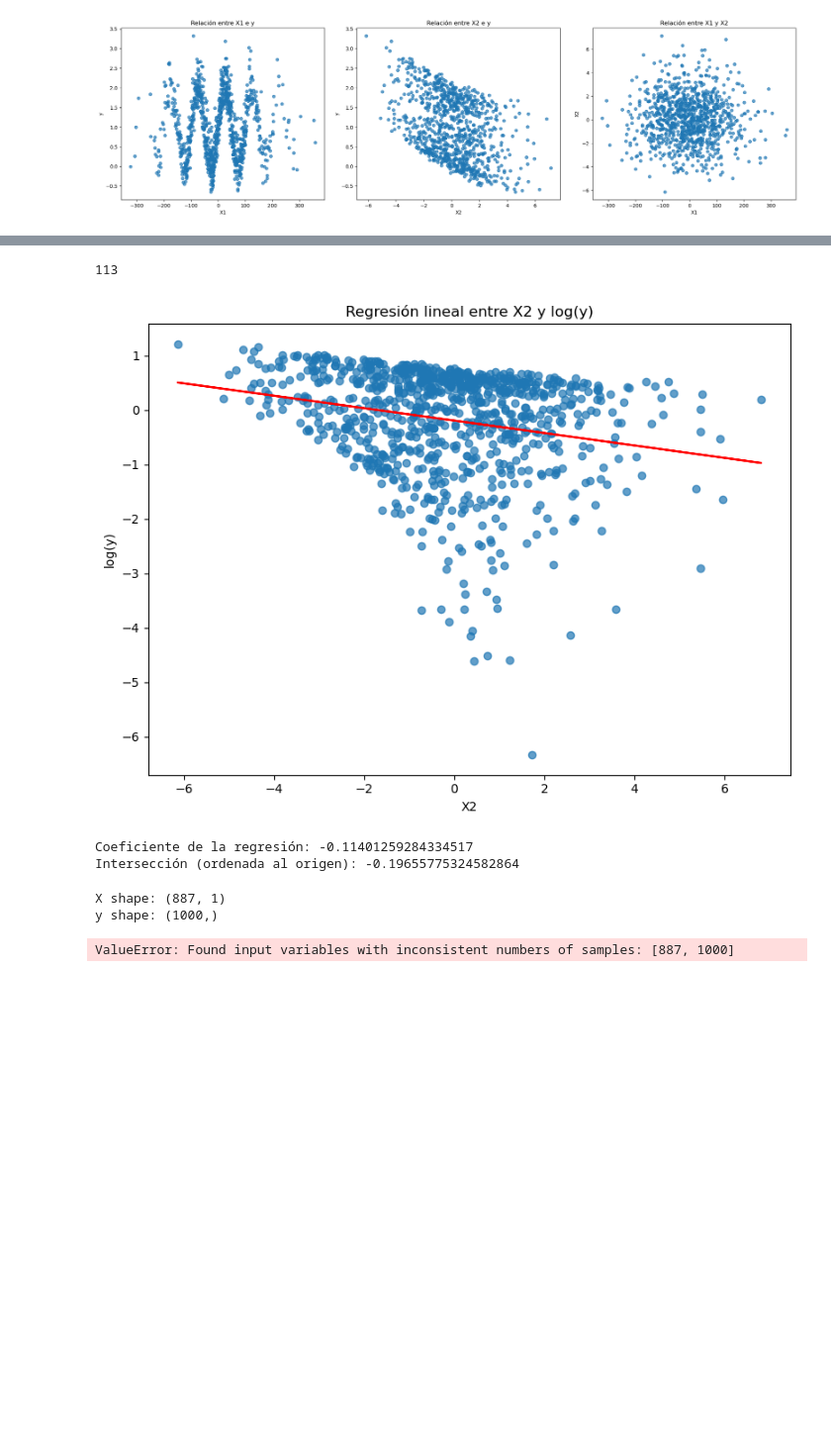
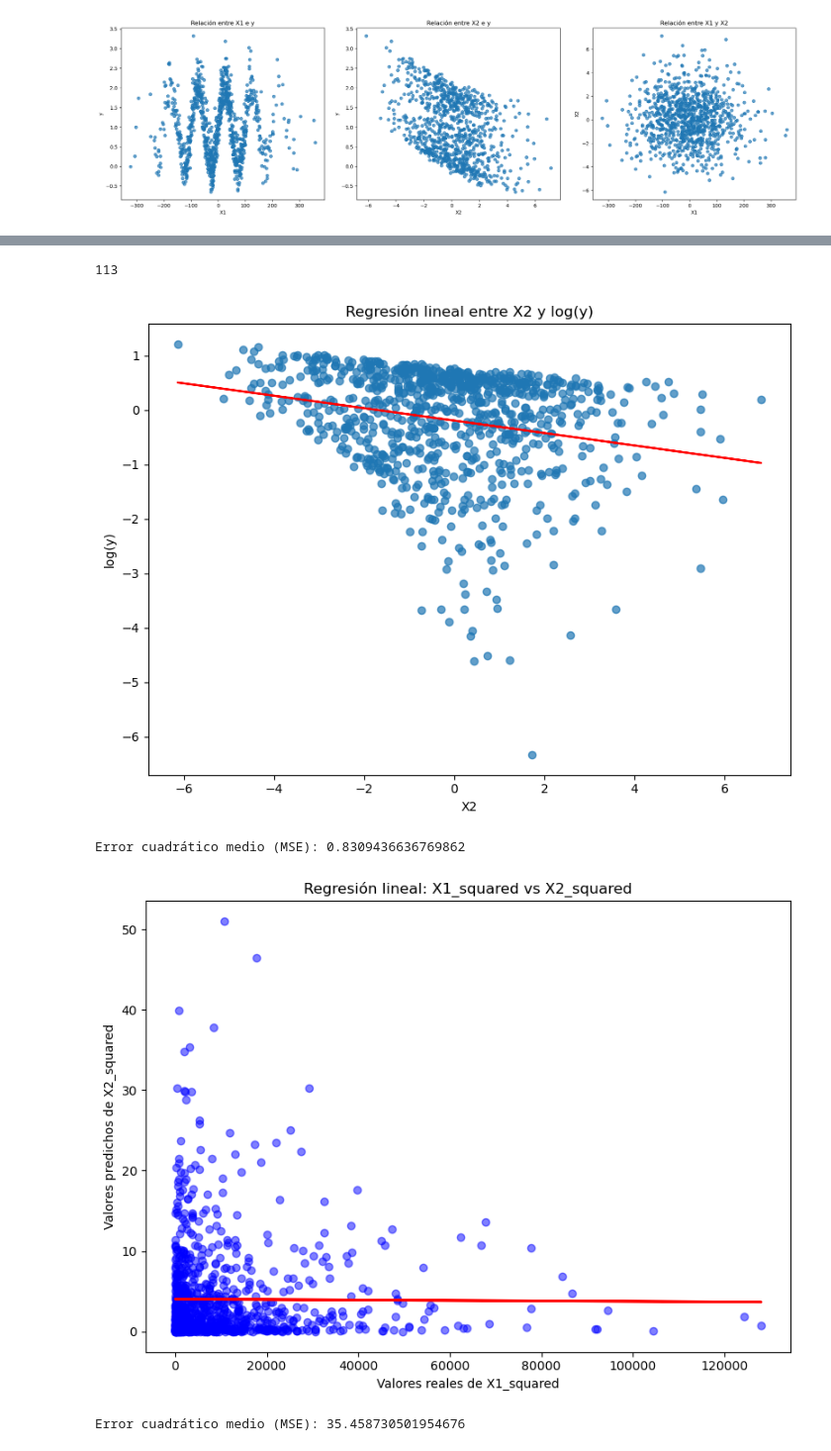
Before and after one commit to jclavijomartinez/IA2430, a Jupyter notebook: Proyecto1/JUAN-CLAVIJO-Proyecto1.ipynb, the cells around one changed output, grey strips where cells are left out. Shown at 99% size. Drawn from its saved outputs; the diff is of its cells as text; code cells hidden in the pictures; blank space fills up the shorter version.

```diff
--- a/Proyecto1/JUAN-CLAVIJO-Proyecto1.ipynb
+++ b/Proyecto1/JUAN-CLAVIJO-Proyecto1.ipynb
@@ -571,9 +571,6 @@ plt.show()
 
 # Sumar una pequeña constante a y para evitar problemas con valores menores o iguales a cero
 df_artif["log_y"] = np.log(df_artif["y"] + 1e-6)
-
-# Verificar si hay NaN en la columna log_y
-print(df_artif["log_y"].isna().sum())  # Mostrar cuántos NaN hay
 
 # Eliminar filas con valores NaN en log_y
 df_artif_clean = df_artif.dropna(subset=["log_y"])
@@ -608,43 +605,60 @@ ax.set_title("Regresión lineal entre X2 y log(y)")
 # Mostrar la gráfica
 plt.tight_layout()
 plt.show()
+
+# Evaluar el rendimiento del modelo utilizando el error cuadrático medio (MSE)
+mse = mean_squared_error(y_test, y_pred)
+print(f"Error cuadrático medio (MSE): {mse}")
 # %% [output]
 113
 [figure]
-Coeficiente de la regresión: -0.11401259284334517
-Intersección (ordenada al origen): -0.19655775324582864
+Error cuadrático medio (MSE): 0.8309436636769862
 # %%
-# Parte 2.3.4 TRansformaciones y regresion de x1 vs x2
+# Parte 2.3.4 Transformaciones y regresion de x1 vs x2
 
 # Crear nuevas columnas con los valores al cuadrado de X1 y X2
-x = df_artif["X1_squared"] = df_artif["X1"] ** 2
-y = df_artif["X2_squared"] = df_artif["X2"] ** 2
+df_artif["X1_squared"] = df_artif["X1"] ** 2
+df_artif["X2_squared"] = df_artif["X2"] ** 2
 
-print(f"X shape: {X.shape}")
-print(f"y shape: {y.shape}")
+# Filtrar las filas que no tengan valores nulos en X1 o X2
+df_artif_filtered = df_artif.dropna(subset=["X1_squared", "X2_squared"])
+
+# Definir X y y como los valores filtrados
+X = df_artif_filtered["X1_squared"].values.reshape(-1, 1)  # X debe tener 2 dimensiones
+y = df_artif_filtered["X2_squared"].values
 
 # Crear el modelo de regresión lineal
 modelo = LinearRegression()
 
 # Ajustar el modelo a los datos
 modelo.fit(X, y)
 
 # Predecir los valores de y utilizando el modelo ajustado
 y_pred = modelo.predict(X)
 
 # Visualización de los resultados de la regresión
-fig, ax = plt.subplots(1, 1, figsize=(8, 6))
+plt.figure(figsize=(8, 6))
 
-# Graficar valores reales vs predicciones
-ax.scatter(y, y_pred, alpha=0.7)
-ax.set_xlabel("Valores reales de y")
-ax.set_ylabel("Valores predichos de y")
-ax.set_title("Regresión lineal: Valores reales vs predichos")
+# Graficar los valores reales de y vs los valores predichos (scatter plot)
+plt.scatter(X, y, alpha=0.5, color='blue', label="Valores reales")
+
+# Graficar la línea de regresión
+plt.plot(X, y_pred, color='red', linewidth=2, label="Línea de regresión")
+
+# Configuración de etiquetas y título
+plt.xlabel("Valores reales de X1_squared")
+plt.ylabel("Valores predichos de X2_squared")
+plt.title("Regresión lineal: X1_squared vs X2_squared")
+
+# Ajustar el layout y eliminar la leyenda
+plt.tight_layout()
 
 # Mostrar la gráfica
-plt.tight_layout()
 plt.show()
+
+# Evaluar el rendimiento del modelo utilizando el error cuadrático medio (MSE)
+mse = mean_squared_error(y, y_pred)  # Use y instead of y_test
+print(f"Error cuadrático medio (MSE): {mse}")
 # %% [output]
+[figure, added]
-X shape: (887, 1)
-y shape: (1000,)
+Error cuadrático medio (MSE): 35.458730501954676
-ValueError: Found input variables with inconsistent numbers of samples: [887, 1000]
```
Also changed, not shown: parts of 9 cells of this notebook.
